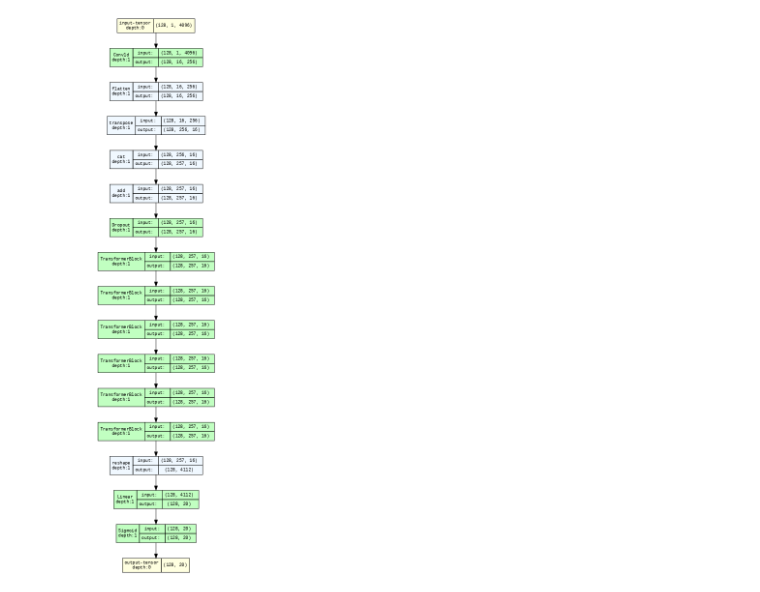
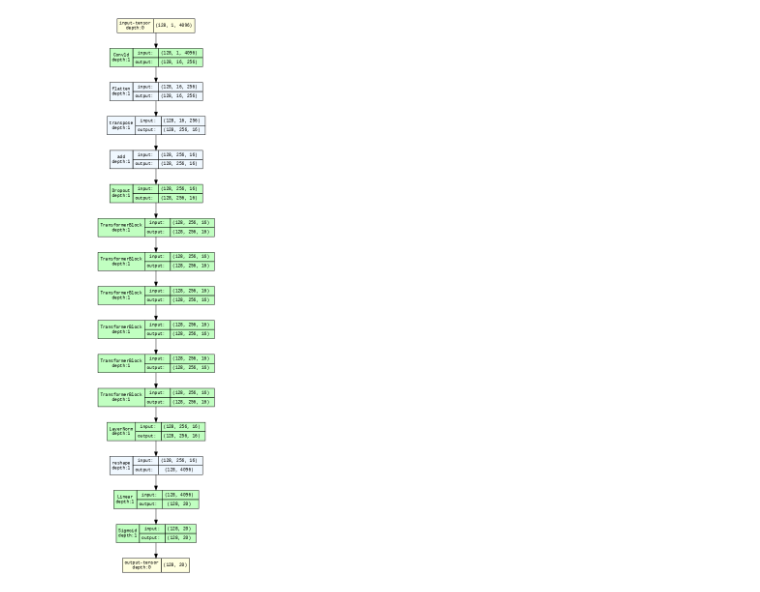
Before and after one commit to erzar0/1d-vit-for-classification-of-xrf-spectra, a Jupyter notebook: proof_of_concept.ipynb, the cells around one changed output. Drawn from its saved outputs; the diff is of its cells as text; code cells hidden in the pictures.

```diff
--- a/proof_of_concept.ipynb
+++ b/proof_of_concept.ipynb
@@ -388,116 +214,83 @@ torch.Size([128, 2048, 1])
 # %%
+import graphviz
+import pandas as pd
+import random
 import torch
 import torch.nn as nn
 import torch.optim as optim
+import tqdm
+from graphviz import Source
+from torch.utils.data import DataLoader
+from torchview import draw_graph
 from torchvision import transforms, datasets
-from torch.utils.data import DataLoader
 
-# Vision Transformer Model
 class VisionTransformer(nn.Module):
     def __init__(self, input_size, patch_size, embed_dim, num_heads, num_classes, num_layers, hidden_dim, dropout_rate):
         super(VisionTransformer, self).__init__()
-
         num_patches = input_size // patch_size
         self.patch_embed = nn.Conv1d(1, embed_dim, kernel_size=patch_size, stride=patch_size, bias=False)
-        self.cls_token = nn.Parameter(torch.zeros(1, 1, embed_dim))
-        self.pos_embed = nn.Parameter(torch.zeros(1, num_patches + 1, embed_dim))
+        self.pos_embed = nn.Parameter(torch.zeros(1, num_patches, embed_dim))
         self.dropout = nn.Dropout(dropout_rate)
-
-        # Transformer blocks
         self.transformer_blocks = nn.ModuleList([
             TransformerBlock(embed_dim, num_heads, hidden_dim, dropout_rate) for _ in range(num_layers)
         ])
-
-        # Classifier head
-        self.fc = nn.Linear(embed_dim + input_size, num_classes)
+        self.norm = nn.LayerNorm(embed_dim)
+        self.fc = nn.Linear(embed_dim * num_patches, num_classes)
         self.sigmoid = nn.Sigmoid()
 
     def forward(self, x):
         x = self.patch_embed(x)
         x = x.flatten(2).transpose(1, 2)
-        cls_token = self.cls_token.expand(x.size(0), -1, -1)
-        x = torch.cat((cls_token, x), dim=1)
-        x = x + self.pos_embed
-        x = self.dropout(x)
-
-        # Transformer blocks
-        for block in self.transformer_blocks:
+        x = self.dropout(x + self.pos_embed)
+        for i, block in enumerate(self.transformer_blocks):
             x = block(x)
-
-        # Classification head
-        # x = x.mean(dim=1)
-        x = self.fc(x.reshape(x.size(0), -1))
+        x = self.norm(x)
+        x = x.reshape(x.size(0), -1)
+        x = self.fc(x)
         x = self.sigmoid(x)
         return x
 
-# Transformer Block
 class TransformerBlock(nn.Module):
     def __init__(self, embed_dim, num_heads, hidden_dim, dropout_rate):
         super(TransformerBlock, self).__init__()
 
-        self.attn_weights = None
-
+        self.norm1 = nn.LayerNorm(embed_dim)
         self.attention = nn.MultiheadAttention(embed_dim, num_heads)
-        self.norm1 = nn.LayerNorm(embed_dim)
+        self.norm2 = nn.LayerNorm(embed_dim)
         self.feedforward = nn.Sequential(
             nn.Linear(embed_dim, hidden_dim),
-            nn.ReLU(),
+            nn.GELU(),
             nn.Dropout(dropout_rate),
             nn.Linear(hidden_dim, embed_dim),
+            nn.Dropout(dropout_rate)
         )
-        self.norm2 = nn.LayerNorm(embed_dim)
-        self.dropout = nn.Dropout(dropout_rate)
 
     def forward(self, x):
-        attn_output, attn_weights = self.attention(x, x, x)
-        self.attn_weights = attn_weights
-        x = x + self.dropout(attn_output)
-        x = self.norm1(x)
-        ff_output = self.feedforward(x)
-        x = x + self.dropout(ff_output)
-        x = self.norm2(x)
+        global attention_weights
+        attn_output, attn_weights = self.attention(*([self.norm1(x)] * 3), need_weights=True)
+        attention_weights = attn_weights
+        x = x + attn_output
+        x = x + self.feedforward(self.norm2(x))
+
         return x
 
 
-# Training loop
-# def train(model, train_loader, criterion, optimizer, num_epochs):
-#     device = torch.device("cuda" if torch.cuda.is_available() else "cpu")
-#     model.to(device)
-
-#     for epoch in range(num_epochs):
-#         model.train()
-#         running_loss = 0.0
-
-#         for inputs, labels in train_loader:
-#             inputs, labels = inputs.to(device), labels.to(device)
-
-#             optimizer.zero_grad()
-#             outputs = model(inputs)
-#             loss = criterion(outputs, labels)
-#             loss.backward()
-#             optimizer.step()
-
-#             running_loss += loss.item()
-
-#         print(f"Epoch {epoch + 1}/{num_epochs}, Loss: {running_loss / len(train_loader)}")
-
-# Define hyperparameters
 input_size = 4096
 patch_size = 16
 embed_dim = 16
 num_heads = 8
 num_classes = 20
 num_layers = 6
 hidden_dim = 4 * embed_dim
 dropout_rate = 0.1
 
 model = VisionTransformer(input_size, patch_size, embed_dim, num_heads, num_classes, num_layers, hidden_dim, dropout_rate)
 
 graph = draw_graph(model, input_size=(128, 1, 4096), expand_nested=True, depth=1)
 graphviz.set_jupyter_format('png')
 graph.visual_graph
 # %% [output]
-[figure, old version]
+[figure, new version]
 # %%
 !nvidia-smi
 !export CUDA_LAUNCH_BLOCKING=1
```
Also changed, not shown: parts of 16 cells of this notebook.
